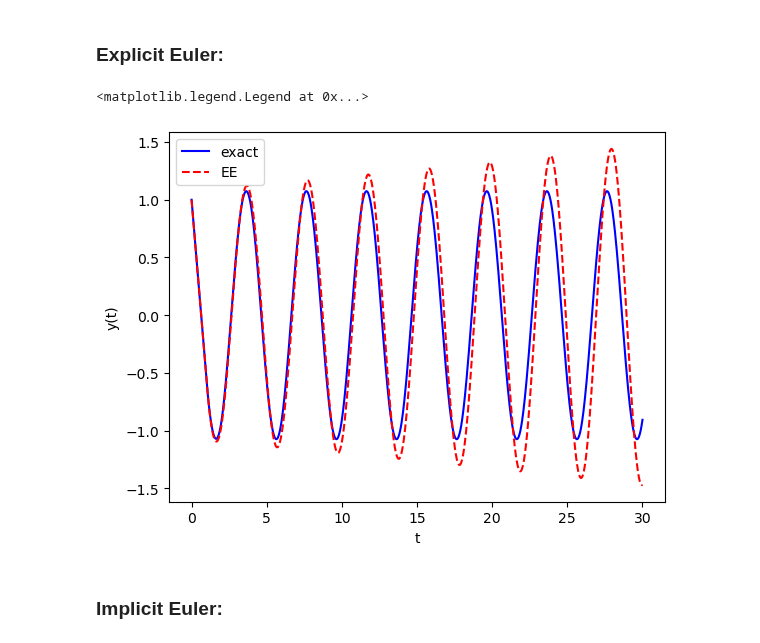
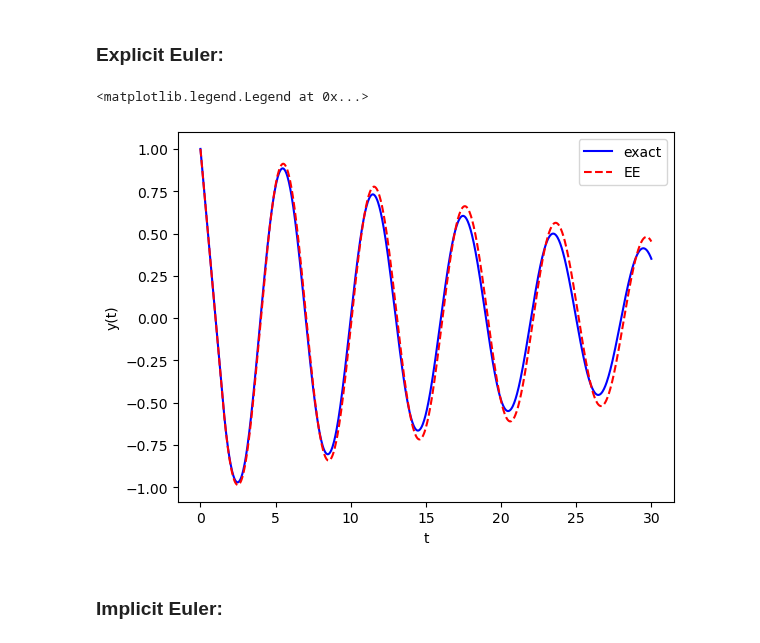
Before and after one commit to MartonBGyebnar/DDE_project, a Jupyter notebook: dde_numerical_methods.ipynb, the cells around one changed output. Drawn from its saved outputs; the diff is of its cells as text; code cells hidden in the pictures.

```diff
--- a/dde_numerical_methods.ipynb
+++ b/dde_numerical_methods.ipynb
@@ -93,24 +93,24 @@ def simple_exact(a, t_0, t_f, tau, N):
 # %%
 import matplotlib.pyplot as plt
 
-a = np.pi / 2
+a = 1
 t_0 = 0
 t_f = 30
-tau = 1
+tau = np.pi / 2 - 0.1
 N = 10**3
 
 h, t, y = EE(simple(a), phi_0, t_0, t_f, tau, N, False)
 exact = simple_exact(a, t_0, t_f, tau, N)
 
 plt.plot(t, exact, color='blue', label='exact')
 plt.plot(t, y, 'r--', label='EE')
 plt.xlabel('t')
 plt.ylabel('y(t)')
 plt.legend()
 #plt.plot(t, np.zeros(len(t)), color='black')
 # %% [output]
 <matplotlib.legend.Legend at 0x...>
-[figure, old version]
+[figure, new version]
 # %% [markdown]
 ### Implicit Euler:
 # %%
```
Also changed, not shown: parts of 7 cells of this notebook.
